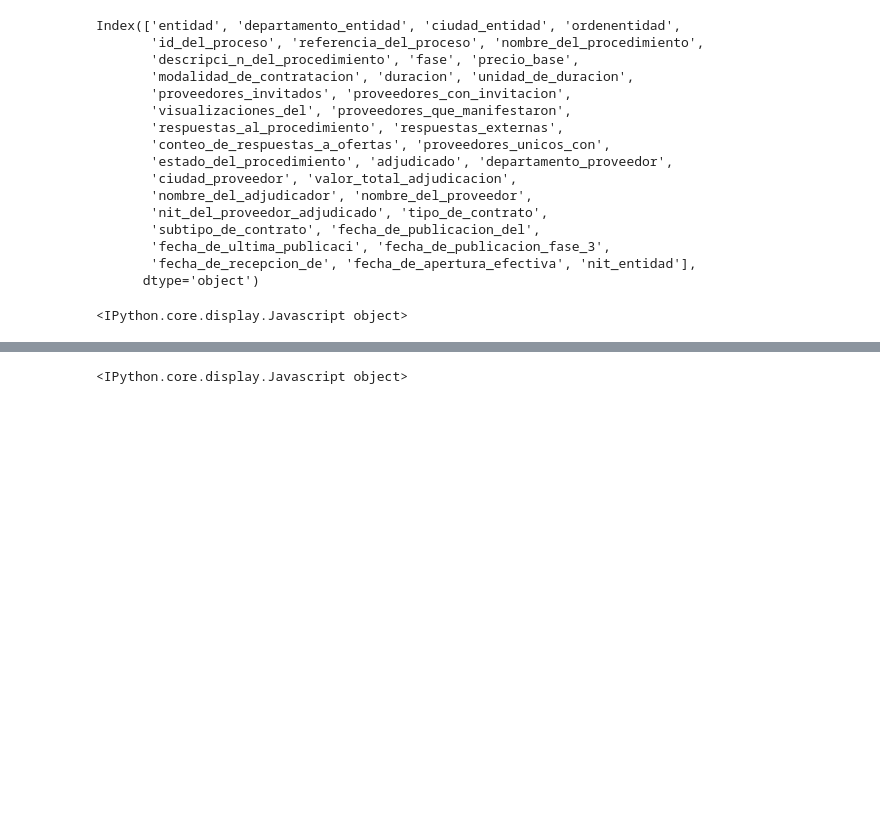
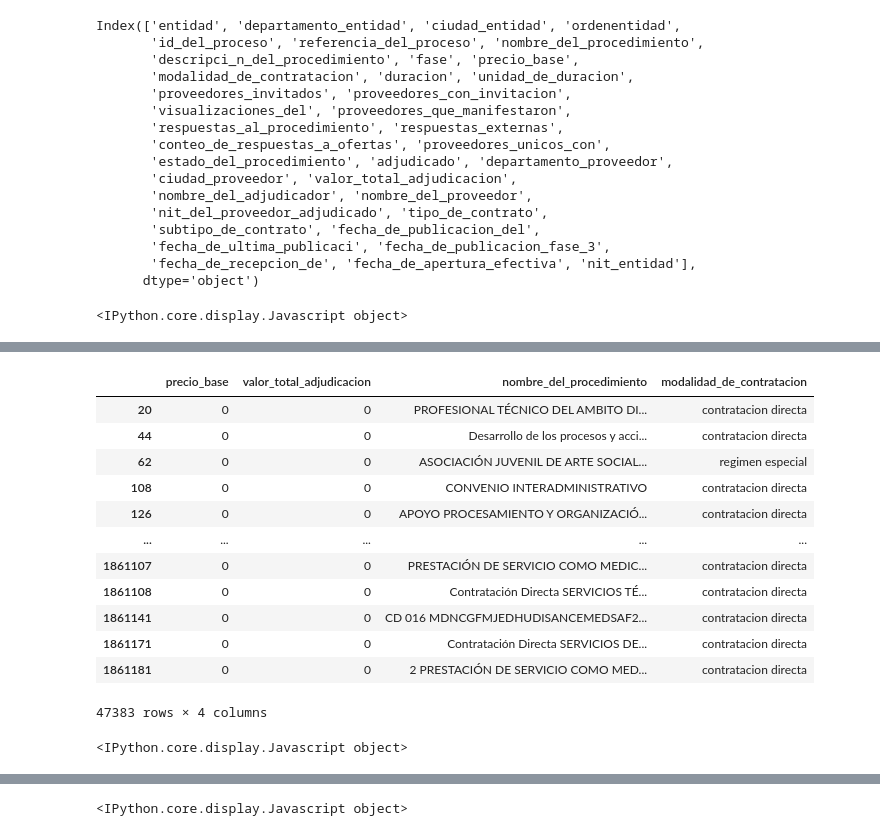
Before and after one commit to jcazuero94/PublicContractingColombia, a Jupyter notebook: notebooks/Exploration/CleanSecop2.ipynb, the cells around one changed output, grey strips where cells are left out. Drawn from its saved outputs; the diff is of its cells as text; code cells hidden in the pictures; blank space fills up the shorter version.

Commit message:
Secop II contracts extraction and exploration

```diff
--- a/notebooks/Exploration/CleanSecop2.ipynb
+++ b/notebooks/Exploration/CleanSecop2.ipynb
@@ -44,0 +199,24 @@ Index(['entidad', 'departamento_entidad', 'ciudad_entidad', 'ordenentidad',
+# %%
+secop_2[secop_2["valor_total_adjudicacion"] == 0][
+    [
+        "precio_base",
+        "valor_total_adjudicacion",
+        "nombre_del_procedimiento",
+        "modalidad_de_contratacion",
+    ]
+]
+# %% [output]
+|  | precio_base | valor_total_adjudicacion | nombre_del_procedimiento | modalidad_de_contratacion |
+| 20 | 0 | 0 | PROFESIONAL TÉCNICO DEL AMBITO DI... | contratacion directa |
+| 44 | 0 | 0 | Desarrollo de los procesos y acci... | contratacion directa |
+| 62 | 0 | 0 | ASOCIACIÓN JUVENIL DE ARTE SOCIAL... | regimen especial |
+| 108 | 0 | 0 | CONVENIO INTERADMINISTRATIVO | contratacion directa |
+| 126 | 0 | 0 | APOYO PROCESAMIENTO Y ORGANIZACIÓ... | contratacion directa |
+| ... | ... | ... | ... | ... |
+| 1861107 | 0 | 0 | PRESTACIÓN DE SERVICIO COMO MEDIC... | contratacion directa |
+| 1861108 | 0 | 0 | Contratación Directa SERVICIOS TÉ... | contratacion directa |
+| 1861141 | 0 | 0 | CD 016 MDNCGFMJEDHUDISANCEMEDSAF2... | contratacion directa |
+| 1861171 | 0 | 0 | Contratación Directa SERVICIOS DE... | contratacion directa |
+| 1861181 | 0 | 0 | 2 PRESTACIÓN DE SERVICIO COMO MED... | contratacion directa |
+47383 rows × 4 columns
+<IPython.core.display.Javascript object>
```
Also changed, not shown: parts of 35 cells of this notebook, 9 other files.
